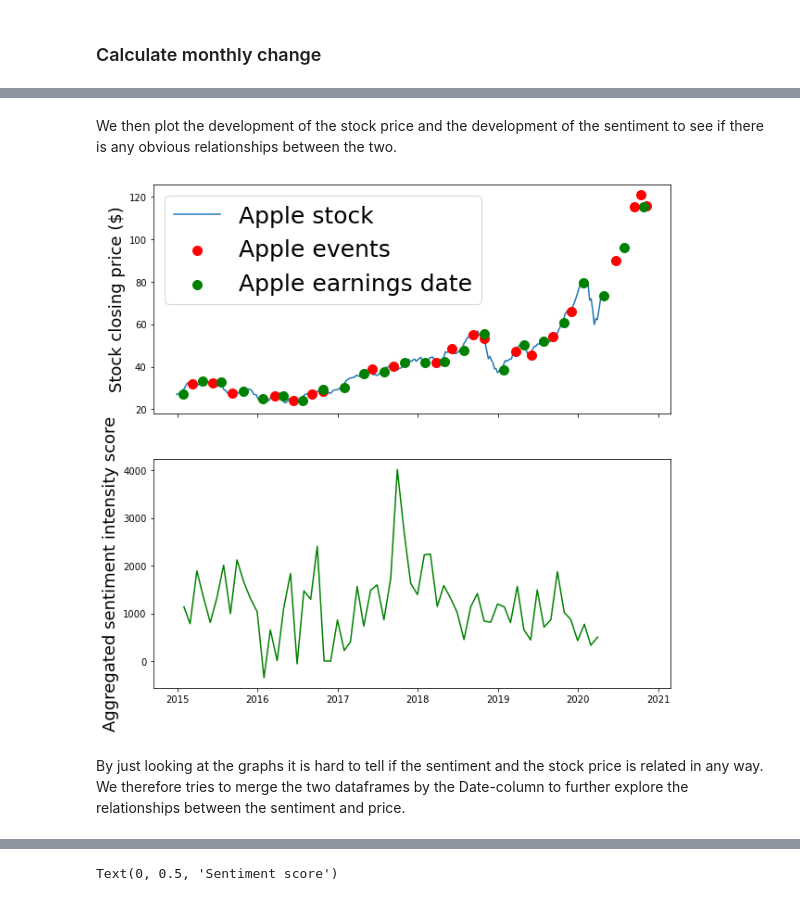
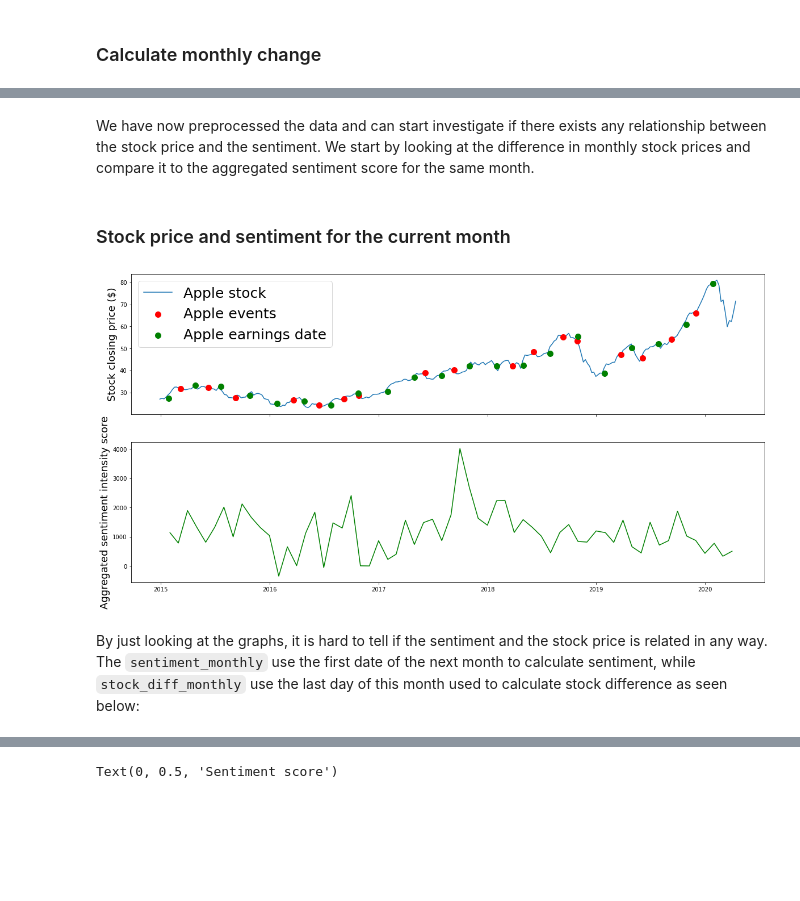
Before and after one commit to epfl-ada/ada-2021-project-club6analysis, a Jupyter notebook: stock_sentiment_analysis_2.ipynb, the cells around one changed output, grey strips where cells are left out. Drawn from its saved outputs; the diff is of its cells as text; code cells hidden in the pictures; blank space fills up the shorter version.

Commit message:
Add finished stock sentiment analysis

```diff
--- a/stock_sentiment_analysis_2.ipynb
+++ b/stock_sentiment_analysis_2.ipynb
@@ -122,2 +24,4 @@ Remove stock data from after 16-04-2020 due to the lack of sentiment data after
 # %%
 stock_data=stock_data[~(stock_data['Date'] > '2020-04-16')]
+apple_event_and_stock_data=apple_event_and_stock_data[~(apple_event_and_stock_data['Date'] > '2020-04-16')]
+apple_earnings_and_stock_data=apple_earnings_and_stock_data[~(apple_earnings_and_stock_data['Date'] > '2020-04-16')]
@@ -168,0 +104,4 @@ monthly_stock_diff_df.head()
+# %%
+sentiment_monthly = pd.DataFrame(zip(result_mon, result_values), columns =['Date', 'Sentiment_score'])
+sentiment_monthly['Date'] = sentiment_monthly['Date'].apply(lambda x: dt.datetime.strptime(x[:10], '%Y-%m'))
+sentiment_monthly.head()
@@ -184,17 +166,19 @@ sentiment_monthly_df.head()
-# %% [markdown]
- We then plot the development of the stock price and the development of the sentiment to see if there is any obvious relationships between the two.
+# %% [markdown]
+We have now preprocessed the data and can start investigate if there exists any relationship between the stock price and the sentiment. We start by looking at the difference in monthly stock prices and compare it to the aggregated sentiment score for the same month.
+# %% [markdown]
+### Stock price and sentiment for the current month
 # %%
-fig, (ax1, ax2) = plt.subplots(2, 1, sharex=True, figsize=(10,10))
+fig, (ax1, ax2) = plt.subplots(2, 1, sharex=True, figsize=(20,10))
 ax1.plot(stock_data_weekly_average.Date, stock_data_weekly_average.Close, label='Apple stock')
 ax1.set_ylabel('Stock closing price ($)', size=18)
 ax1.scatter(apple_event_and_stock_data.Date, apple_event_and_stock_data.Close, c='r', s=100, zorder=3, label='Apple events')
 ax1.scatter(apple_earnings_and_stock_data.Date, apple_earnings_and_stock_data.Close, c='g', s=100, zorder=3, label='Apple earnings date')
 ax1.legend(prop={'size': 25})
 
-ax2.plot(sentiment_monthly_df.Date, sentiment_monthly_df.Sentiment_score, color='green')
+ax2.plot(sentiment_monthly.Date, sentiment_monthly.Sentiment_score, color='green')
 ax2.set_ylabel('Aggregated sentiment intensity score', fontsize=18)
 plt.show();
 # %% [output]
-[figure, old version]
+[figure, new version]
 # %% [markdown]
- By just looking at the graphs it is hard to tell if the sentiment and the stock price is related in any way. We therefore tries to merge the two dataframes by the Date-column to further explore the relationships between the sentiment and price.
+ By just looking at the graphs, it is hard to tell if the sentiment and the stock price is related in any way. The `sentiment_monthly` use the first date of the next month to calculate sentiment, while `stock_diff_monthly` use the last day of this month used to calculate stock difference as seen below:
```
Also changed, not shown: parts of 99 cells of this notebook.
